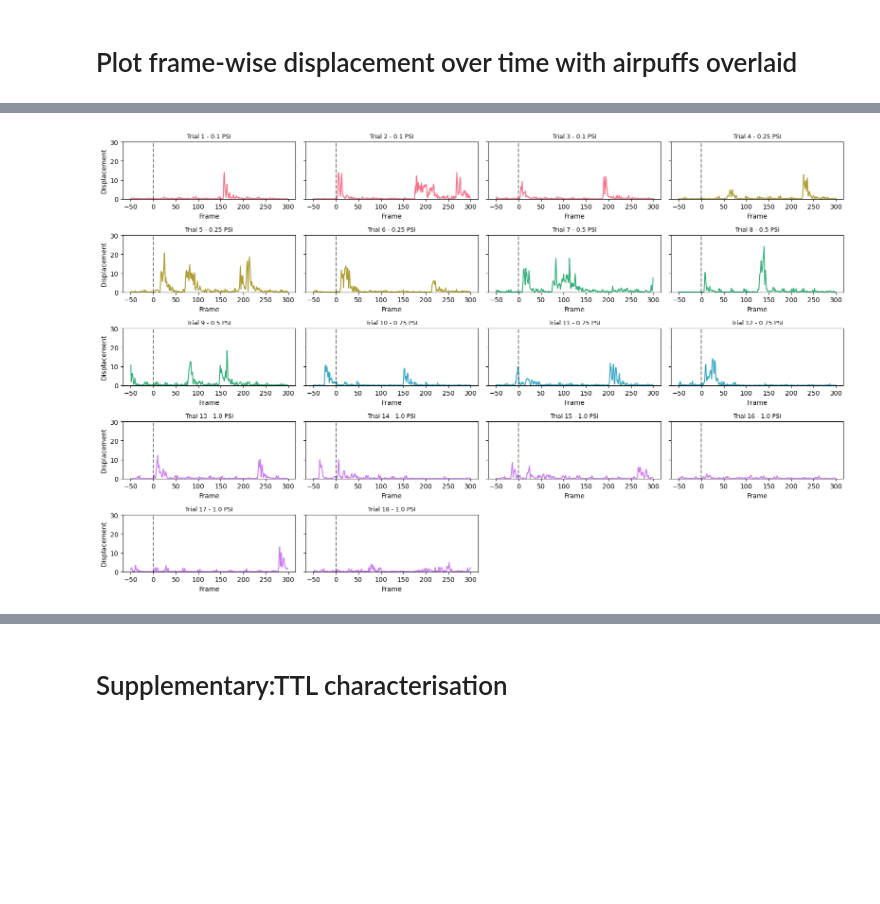
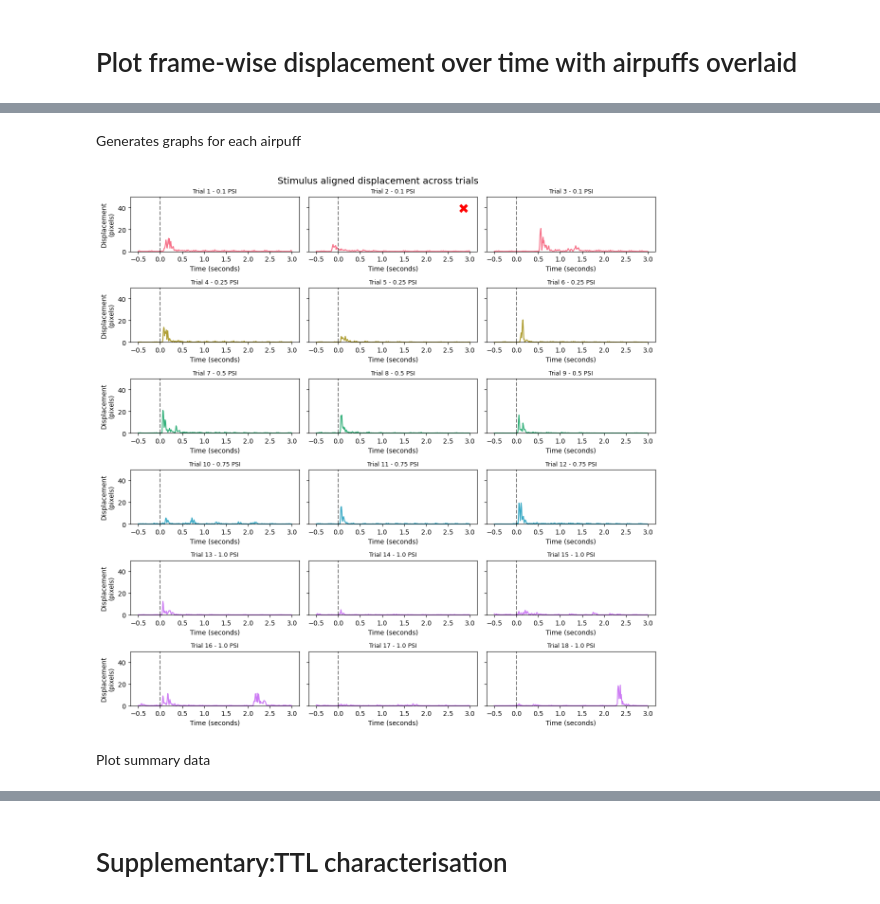
Before and after one commit to banchan86/face-rhythm-DJ, a Jupyter notebook: dj_notebooks/dj_face_rhythm_analysis.ipynb, the cells around one changed output, grey strips where cells are left out. Saved outputs shown, nothing was run; the diff lists cells and outputs as text; code cells hidden in the pictures; blank space fills up the shorter version.

```diff
--- a/dj_notebooks/dj_face_rhythm_analysis.ipynb
+++ b/dj_notebooks/dj_face_rhythm_analysis.ipynb
@@ -149,0 +237,5 @@ airpuff_df.head()
+# %%
+# Parameters
+threshold = 1
+
+airpuff_df["automatic_rejection"] = airpuff_df["Pre_displacement_avg"] > threshold
@@ -183,3 +342,14 @@ mean_displacement = np.insert(mean_displacement, 0, 0)
+# %%
+mean_displacement = np.load(output_folder / "mean_displacement.npy")
+airpuff_df = pd.read_csv(results_folder / "all_airpuff_aligned.csv")
+video_timestamp_df = pd.read_csv(output_folder / "video_aligned.csv", parse_dates=["Timestamp"])
+TTL_readout_df = pd.read_csv(output_folder / "TTL_aligned.csv", parse_dates=["Timestamp"])
+
+filtered_df = pd.read_csv(results_folder / "filtered_results.csv", )
+filtered_df["PSI"] = filtered_df["PSI"].astype(str)
+
+if rejection_file.exists():
+    rejection_ranges = pd.read_csv(rejection_file)
 # %% [markdown]
 # Plot frame-wise displacement over time with airpuffs overlaid
 # %%
@@ -213,45 +414,70 @@ plt.margins(x=0.01)
+# %% [markdown]
+Generates graphs for each airpuff
 # %%
-# Generates graphs for each simulus
-
 # Timeframe
 pre_frames = 50
 post_frames = 300
 
-
-import math
-
 # Layout settings
 n_trials = len(airpuff_df)
-n_cols = 4  # number of plots per row
+n_cols = 3  # number of plots per row
 n_rows = math.ceil(n_trials / n_cols)
 
 # Create the figure and axes
 fig, axes = plt.subplots(n_rows, n_cols, figsize=(n_cols * 4, n_rows * 2), sharey=True)
 axes = axes.flatten()  # make it easy to index
 
 for i, row in airpuff_df.iterrows():
     ax = axes[i]
     center = int(row["Matched_frame"])
     psi = row["PSI"]
 
     start = max(center - pre_frames, 0)
     end = min(center + post_frames, len(mean_displacement))
 
     segment = mean_displacement[start:end]
-    x = np.arange(-pre_frames, len(segment) - pre_frames)
+    x = np.arange(-pre_frames, len(segment) - pre_frames) / fps
 
     sns.lineplot(x=x, y=segment, ax=ax, color=psi_to_color[psi])
     ax.axvline(0, color='black', linestyle='--', alpha=0.5)
     ax.set_title(f"Trial {i+1} - {psi} PSI", fontsize=9)
-    ax.set_ylim(0, 30)
-    ax.set_xlabel("Frame")
-    ax.set_ylabel("Displacement")
+    ax.set_ylim(0, 50)
+    ax.set_xlabel("Time (seconds)")
+    ax.set_ylabel("Displacement\n(pixels)")
+
+    # ✖ mark for trials rejected due to baseline movement
+    if row["automatic_rejection"] and not row.get("frame_rejection", False):
+        ax.text(
+            0.95, 0.9, "✖",
+            transform=ax.transAxes,
+            fontsize=20,
+            color="red",
+            ha="right",
+            va="top"
+        )
+
+    # Big red ✖ for frame tracking loss
+    if "frame_rejection" in airpuff_df.columns and row["frame_rejection"]:
+        ax.text(
+            0.5, 0.5, "✖",
+            transform=ax.transAxes,
+            fontsize=100,
+            color="red",
+            ha="center",
+            va="center",
+            alpha=0.2
+        )
 
 # Remove unused axes if n_trials doesn't fill the grid
 for j in range(i+1, len(axes)):
     fig.delaxes(axes[j])
 
+fig.suptitle("Stimulus aligned displacement across trials", fontsize=14)
 plt.tight_layout()
-plt.show()
+
+# Save image
+plt.savefig(session_folder / "visualizations" / "individual_airpuff.png", dpi=300)
 # %% [output]
-[figure, old version]
+[figure, new version]
+# %% [markdown]
+Plot summary data
```
Also changed, not shown: parts of 49 cells of this notebook, 1 other file.
